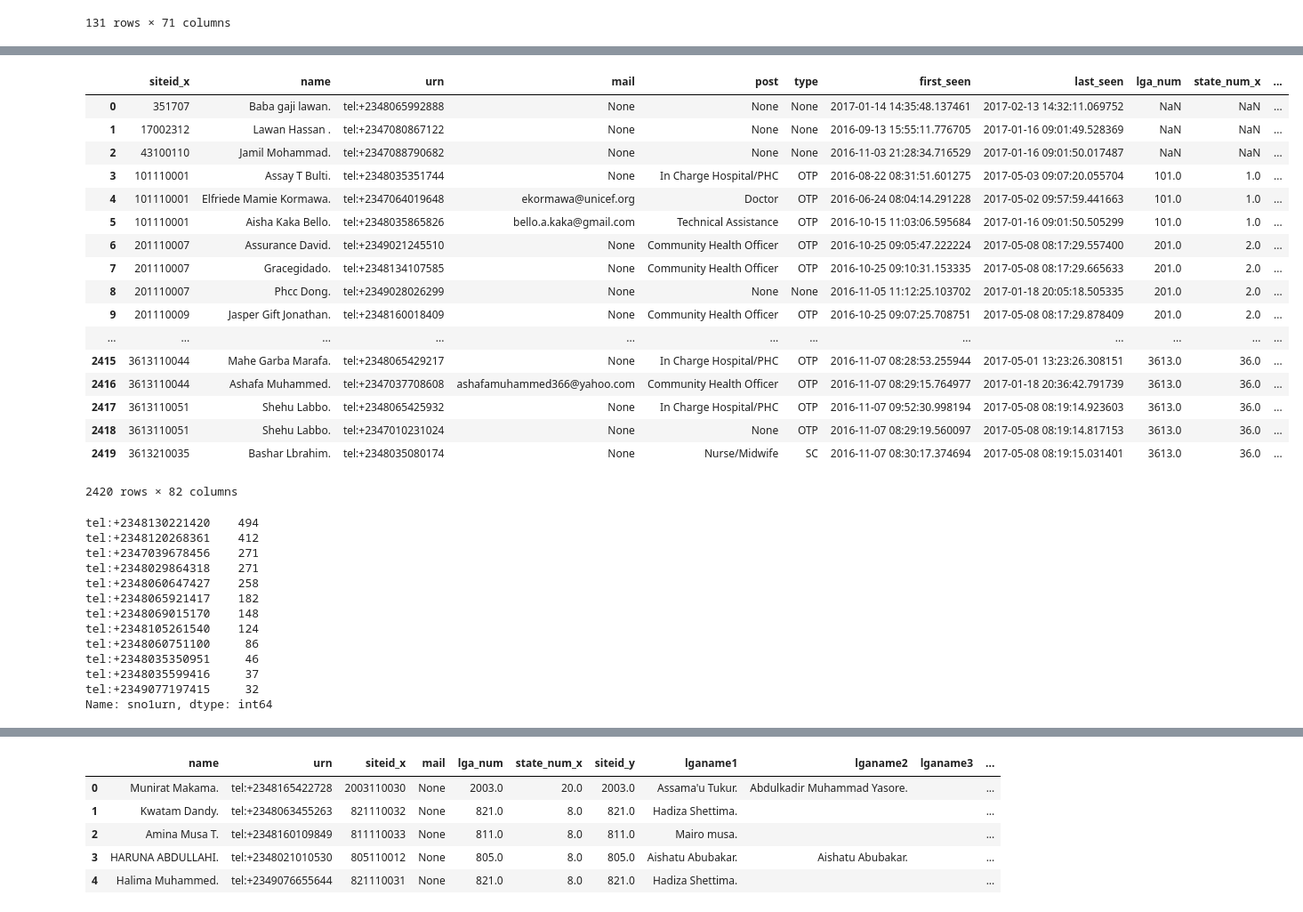
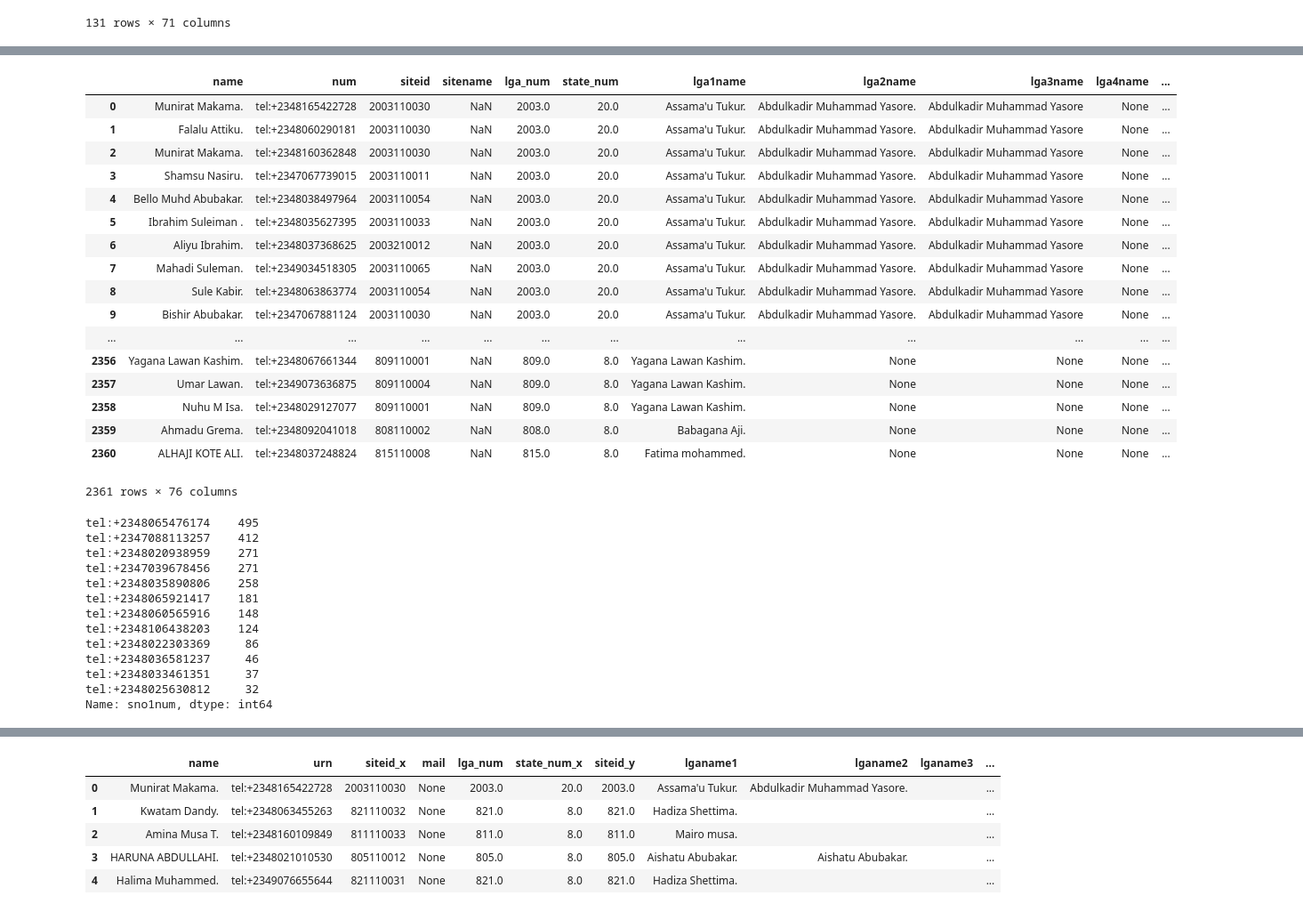
Before and after one commit to RobertJohnston/IMAM, a Jupyter notebook: IMAM Supervision database.ipynb, the cells around one changed output, grey strips where cells are left out. Shown: that part at 89% size. Saved outputs shown, nothing was run; the diff lists cells and outputs as text; code cells hidden in the pictures.

Commit message:
cleaning merge of supervision to site data for IMAM sup:

```diff
--- a/IMAM Supervision database.ipynb
+++ b/IMAM Supervision database.ipynb
@@ -675,0 +719,3 @@ Name: siteid, dtype: int64
+# %%
+# Drop data with no lga_num - this deletes entire row where a NaN is found
+site = site.query('lga_num==lga_num')
@@ -678,6 +734,7 @@ Name: siteid, dtype: int64
 columnsTitles = ['name',
                  'num',
                  'siteid',
+                 'sitename',
                  'lga_num',
                  'state_num'
                  ]
@@ -711,47 +766,51 @@ site
 
 # imam_supervision = imam_imp.join(imam_sup, suffixes=('_x', '_y'), on='lga_num')
 
-imam_supervision = pd.merge(first_second, site, left_on='lga_num', right_on='lga_num', how='left',
-                            suffixes=('_x', '_y'), sort=False)
+imam_supervision = pd.merge(site, first_second, left_on='lga_num', right_on='lga_num', how='right',
+                            suffixes=('', '_y'), sort=False)
 # %%
 # Name, Phone, SiteID, SiteName, State, LGA, LGA name phone email, State name phone email
+
+#imam_supervision.rename(columns={'siteid_x': 'siteid', 'state_num_x': 'state_num'}, inplace=True)
+
+imam_supervision.drop('siteid_y', axis=1, inplace=True)
 imam_supervision
 # %% [output]
-|  | siteid_x | name | urn | mail | post | type | first_seen | last_seen | lga_num | state_num_x | ... |
-| 0 | 351707 | Baba gaji lawan. | tel:+2348065992888 | None | None | None | 2017-01-14 14:35:48.137461 | 2017-02-13 14:32:11.069752 | NaN | NaN | ... |
-| 1 | 17002312 | Lawan Hassan . | tel:+2347080867122 | None | None | None | 2016-09-13 15:55:11.776705 | 2017-01-16 09:01:49.528369 | NaN | NaN | ... |
-| 2 | 43100110 | Jamil Mohammad. | tel:+2347088790682 | None | None | None | 2016-11-03 21:28:34.716529 | 2017-01-16 09:01:50.017487 | NaN | NaN | ... |
-| 3 | 101110001 | Assay T Bulti. | tel:+2348035351744 | None | In Charge Hospital/PHC | OTP | 2016-08-22 08:31:51.601275 | 2017-05-03 09:07:20.055704 | 101.0 | 1.0 | ... |
-| 4 | 101110001 | Elfriede Mamie Kormawa. | tel:+2347064019648 | ekormawa@unicef.org | Doctor | OTP | 2016-06-24 08:04:14.291228 | 2017-05-02 09:57:59.441663 | 101.0 | 1.0 | ... |
-| 5 | 101110001 | Aisha Kaka Bello. | tel:+2348035865826 | bello.a.kaka@gmail.com | Technical Assistance | OTP | 2016-10-15 11:03:06.595684 | 2017-01-16 09:01:50.505299 | 101.0 | 1.0 | ... |
-| 6 | 201110007 | Assurance David. | tel:+2349021245510 | None | Community Health Officer | OTP | 2016-10-25 09:05:47.222224 | 2017-05-08 08:17:29.557400 | 201.0 | 2.0 | ... |
-| 7 | 201110007 | Gracegidado. | tel:+2348134107585 | None | Community Health Officer | OTP | 2016-10-25 09:10:31.153335 | 2017-05-08 08:17:29.665633 | 201.0 | 2.0 | ... |
-| 8 | 201110007 | Phcc Dong. | tel:+2349028026299 | None | None | None | 2016-11-05 11:12:25.103702 | 2017-01-18 20:05:18.505335 | 201.0 | 2.0 | ... |
-| 9 | 201110009 | Jasper Gift Jonathan. | tel:+2348160018409 | None | Community Health Officer | OTP | 2016-10-25 09:07:25.708751 | 2017-05-08 08:17:29.878409 | 201.0 | 2.0 | ... |
+|  | name | num | siteid | sitename | lga_num | state_num | lga1name | lga2name | lga3name | lga4name | ... |
+| 0 | Munirat Makama. | tel:+2348165422728 | 2003110030 | NaN | 2003.0 | 20.0 | Assama'u Tukur. | Abdulkadir Muhammad Yasore. | Abdulkadir Muhammad Yasore | None | ... |
+| 1 | Falalu Attiku. | tel:+2348060290181 | 2003110030 | NaN | 2003.0 | 20.0 | Assama'u Tukur. | Abdulkadir Muhammad Yasore. | Abdulkadir Muhammad Yasore | None | ... |
+| 2 | Munirat Makama. | tel:+2348160362848 | 2003110030 | NaN | 2003.0 | 20.0 | Assama'u Tukur. | Abdulkadir Muhammad Yasore. | Abdulkadir Muhammad Yasore | None | ... |
+| 3 | Shamsu Nasiru. | tel:+2347067739015 | 2003110011 | NaN | 2003.0 | 20.0 | Assama'u Tukur. | Abdulkadir Muhammad Yasore. | Abdulkadir Muhammad Yasore | None | ... |
+| 4 | Bello Muhd Abubakar. | tel:+2348038497964 | 2003110054 | NaN | 2003.0 | 20.0 | Assama'u Tukur. | Abdulkadir Muhammad Yasore. | Abdulkadir Muhammad Yasore | None | ... |
+| 5 | Ibrahim Suleiman . | tel:+2348035627395 | 2003110033 | NaN | 2003.0 | 20.0 | Assama'u Tukur. | Abdulkadir Muhammad Yasore. | Abdulkadir Muhammad Yasore | None | ... |
+| 6 | Aliyu Ibrahim. | tel:+2348037368625 | 2003210012 | NaN | 2003.0 | 20.0 | Assama'u Tukur. | Abdulkadir Muhammad Yasore. | Abdulkadir Muhammad Yasore | None | ... |
+| 7 | Mahadi Suleman. | tel:+2349034518305 | 2003110065 | NaN | 2003.0 | 20.0 | Assama'u Tukur. | Abdulkadir Muhammad Yasore. | Abdulkadir Muhammad Yasore | None | ... |
+| 8 | Sule Kabir. | tel:+2348063863774 | 2003110054 | NaN | 2003.0 | 20.0 | Assama'u Tukur. | Abdulkadir Muhammad Yasore. | Abdulkadir Muhammad Yasore | None | ... |
+| 9 | Bishir Abubakar. | tel:+2347067881124 | 2003110030 | NaN | 2003.0 | 20.0 | Assama'u Tukur. | Abdulkadir Muhammad Yasore. | Abdulkadir Muhammad Yasore | None | ... |
 | ... | ... | ... | ... | ... | ... | ... | ... | ... | ... | ... | ... |
-| 2415 | 3613110044 | Mahe Garba Marafa. | tel:+2348065429217 | None | In Charge Hospital/PHC | OTP | 2016-11-07 08:28:53.255944 | 2017-05-01 13:23:26.308151 | 3613.0 | 36.0 | ... |
-| 2416 | 3613110044 | Ashafa Muhammed. | tel:+2347037708608 | ashafamuhammed366@yahoo.com | Community Health Officer | OTP | 2016-11-07 08:29:15.764977 | 2017-01-18 20:36:42.791739 | 3613.0 | 36.0 | ... |
-| 2417 | 3613110051 | Shehu Labbo. | tel:+2348065425932 | None | In Charge Hospital/PHC | OTP | 2016-11-07 09:52:30.998194 | 2017-05-08 08:19:14.923603 | 3613.0 | 36.0 | ... |
-| 2418 | 3613110051 | Shehu Labbo. | tel:+2347010231024 | None | None | OTP | 2016-11-07 08:29:19.560097 | 2017-05-08 08:19:14.817153 | 3613.0 | 36.0 | ... |
-| 2419 | 3613210035 | Bashar Lbrahim. | tel:+2348035080174 | None | Nurse/Midwife | SC | 2016-11-07 08:30:17.374694 | 2017-05-08 08:19:15.031401 | 3613.0 | 36.0 | ... |
+| 2356 | Yagana Lawan Kashim. | tel:+2348067661344 | 809110001 | NaN | 809.0 | 8.0 | Yagana Lawan Kashim. | None | None | None | ... |
+| 2357 | Umar Lawan. | tel:+2349073636875 | 809110004 | NaN | 809.0 | 8.0 | Yagana Lawan Kashim. | None | None | None | ... |
+| 2358 | Nuhu M Isa. | tel:+2348029127077 | 809110001 | NaN | 809.0 | 8.0 | Yagana Lawan Kashim. | None | None | None | ... |
+| 2359 | Ahmadu Grema. | tel:+2348092041018 | 808110002 | NaN | 808.0 | 8.0 | Babagana Aji. | None | None | None | ... |
+| 2360 | ALHAJI KOTE ALI. | tel:+2348037248824 | 815110008 | NaN | 815.0 | 8.0 | Fatima mohammed. | None | None | None | ... |
-2420 rows × 82 columns
+2361 rows × 76 columns
 # %%
 # Test for correct merge
 imam_supervision.sno1num.value_counts()
 # urn used instead of num
 # %% [output]
-tel:+2348130221420    494
-tel:+2348120268361    412
+tel:+2348065476174    495
+tel:+2347088113257    412
+tel:+2348020938959    271
 tel:+2347039678456    271
-tel:+2348029864318    271
-tel:+2348060647427    258
-tel:+2348065921417    182
-tel:+2348069015170    148
-tel:+2348105261540    124
-tel:+2348060751100     86
-tel:+2348035350951     46
-tel:+2348035599416     37
-tel:+2349077197415     32
-Name: sno1urn, dtype: int64
+tel:+2348035890806    258
+tel:+2348065921417    181
+tel:+2348060565916    148
+tel:+2348106438203    124
+tel:+2348022303369     86
+tel:+2348036581237     46
+tel:+2348033461351     37
+tel:+2348025630812     32
+Name: sno1num, dtype: int64
 # %%
 imam_supervision.lga1num.value_counts()
```
Also changed, not shown: parts of 28 cells of this notebook, 1 other file.
